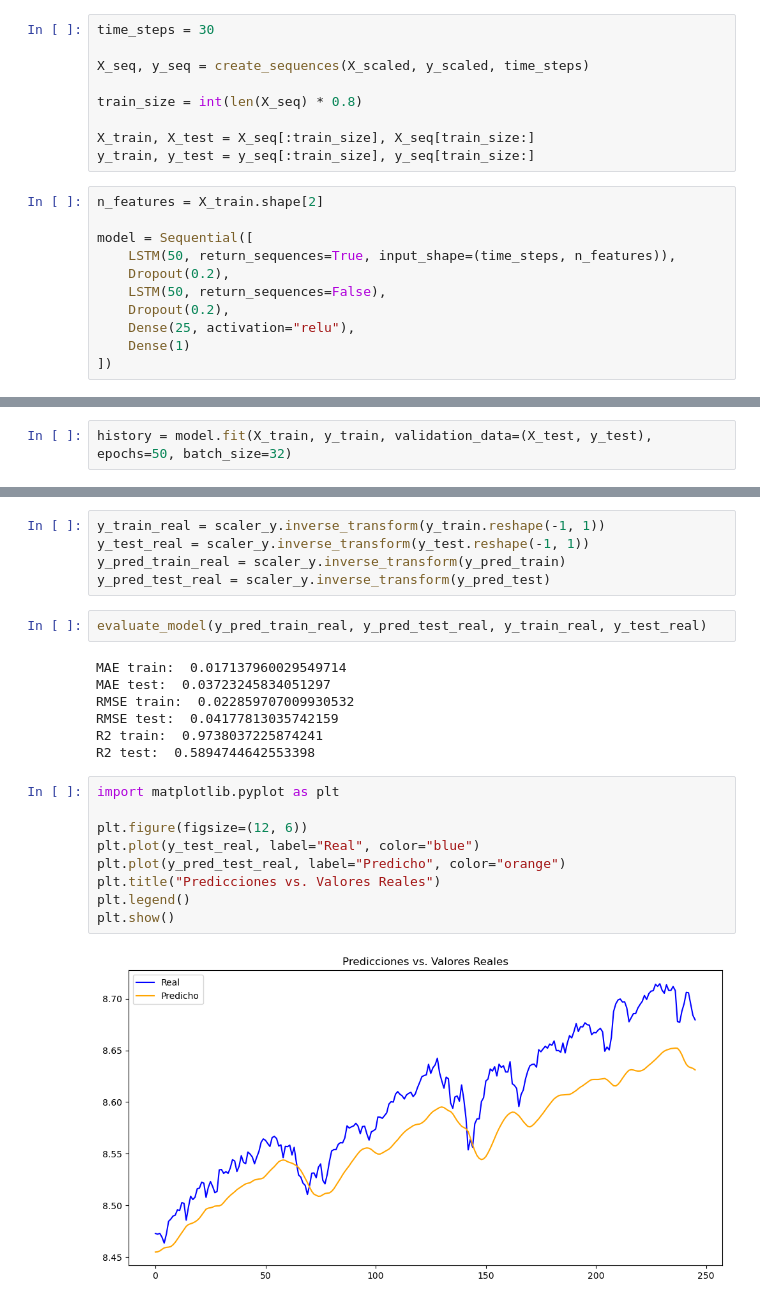
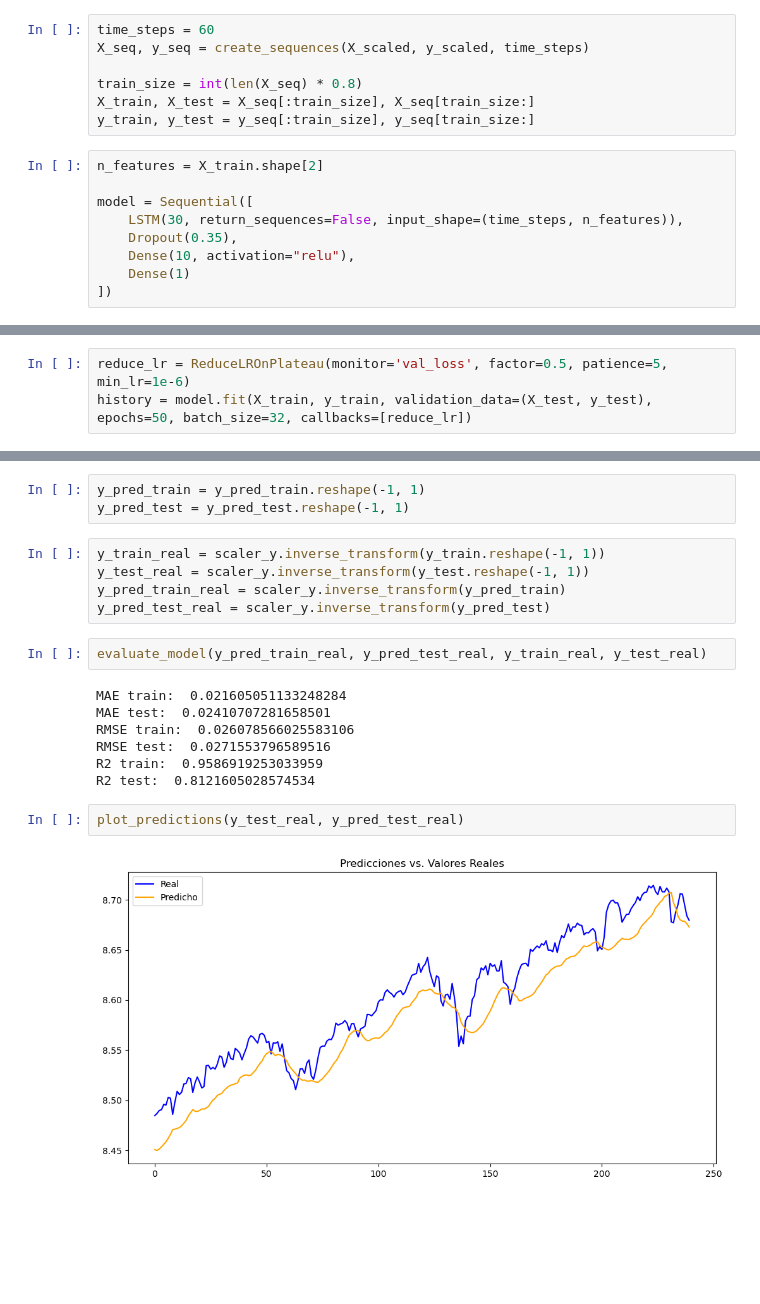
Before and after one commit to Poggerv2/Risk-lens, a Jupyter notebook: data_science/models/sp500/rnn_sp500.ipynb, the cells around one changed output, grey strips where cells are left out. Saved outputs shown, nothing was run; the diff lists cells and outputs as text; blank space fills up the shorter version.

```diff
--- a/data_science/models/sp500/rnn_sp500.ipynb
+++ b/data_science/models/sp500/rnn_sp500.ipynb
@@ -45,26 +58,23 @@ def create_sequences(X, y, n_steps):
 # %%
-time_steps = 30
-
+time_steps = 60
 X_seq, y_seq = create_sequences(X_scaled, y_scaled, time_steps)
 
 train_size = int(len(X_seq) * 0.8)
-
 X_train, X_test = X_seq[:train_size], X_seq[train_size:]
 y_train, y_test = y_seq[:train_size], y_seq[train_size:]
 # %%
 n_features = X_train.shape[2]
 
 model = Sequential([
-    LSTM(50, return_sequences=True, input_shape=(time_steps, n_features)),
-    Dropout(0.2),
-    LSTM(50, return_sequences=False),
-    Dropout(0.2),
-    Dense(25, activation="relu"),
+    LSTM(30, return_sequences=False, input_shape=(time_steps, n_features)),
+    Dropout(0.35),
+    Dense(10, activation="relu"),
     Dense(1)
 ])
 # %%
 model.compile(optimizer='adam', loss='mse', metrics=['mae'])
 # %%
-history = model.fit(X_train, y_train, validation_data=(X_test, y_test), epochs=50, batch_size=32)
+reduce_lr = ReduceLROnPlateau(monitor='val_loss', factor=0.5, patience=5, min_lr=1e-6)
+history = model.fit(X_train, y_train, validation_data=(X_test, y_test), epochs=50, batch_size=32, callbacks=[reduce_lr])
 # %% [output]
 Epoch 1/50
@@ -93,3 +103,6 @@ y_pred_test = model.predict(X_test)
+# %%
+y_pred_train = y_pred_train.reshape(-1, 1)
+y_pred_test = y_pred_test.reshape(-1, 1)
 # %%
 y_train_real = scaler_y.inverse_transform(y_train.reshape(-1, 1))
 y_test_real = scaler_y.inverse_transform(y_test.reshape(-1, 1))
@@ -98,20 +111,13 @@ y_pred_test_real = scaler_y.inverse_transform(y_pred_test)
 # %%
 evaluate_model(y_pred_train_real, y_pred_test_real, y_train_real, y_test_real)
 # %% [output]
-MAE train:  0.017137960029549714
-MAE test:  0.03723245834051297
-RMSE train:  0.022859707009930532
-RMSE test:  0.04177813035742159
-R2 train:  0.9738037225874241
-R2 test:  0.5894744642553398
+MAE train:  0.021605051133248284
+MAE test:  0.02410707281658501
+RMSE train:  0.026078566025583106
+RMSE test:  0.0271553796589516
+R2 train:  0.9586919253033959
+R2 test:  0.8121605028574534
-# %%
-import matplotlib.pyplot as plt
-
-plt.figure(figsize=(12, 6))
-plt.plot(y_test_real, label="Real", color="blue")
-plt.plot(y_pred_test_real, label="Predicho", color="orange")
-plt.title("Predicciones vs. Valores Reales")
-plt.legend()
-plt.show()
-# %% [output]
-[figure, removed]
+# %%
+plot_predictions(y_test_real, y_pred_test_real)
+# %% [output]
+[figure, added]
```
Also changed, not shown: parts of 6 cells of this notebook.
